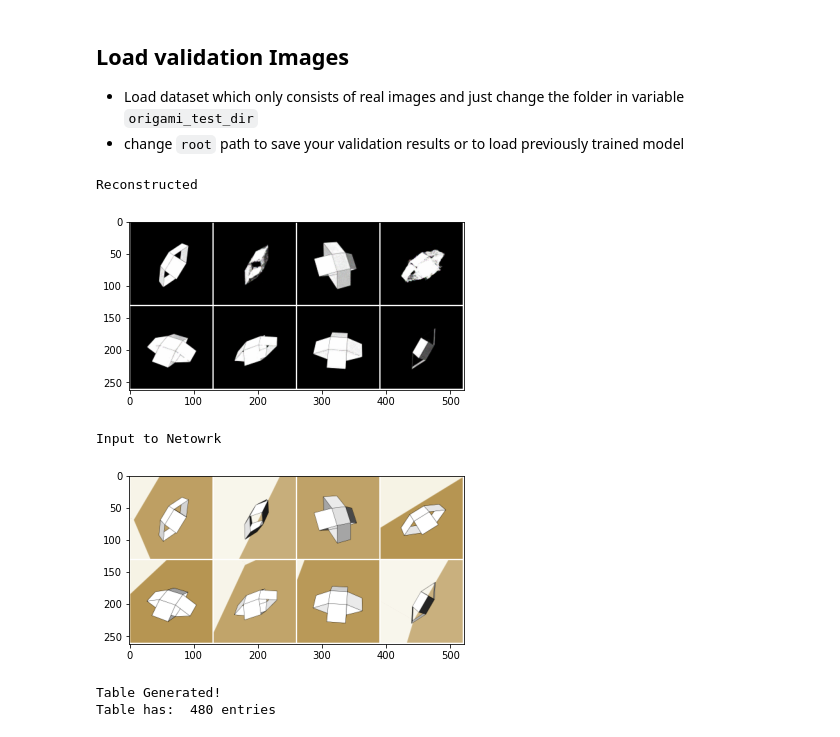
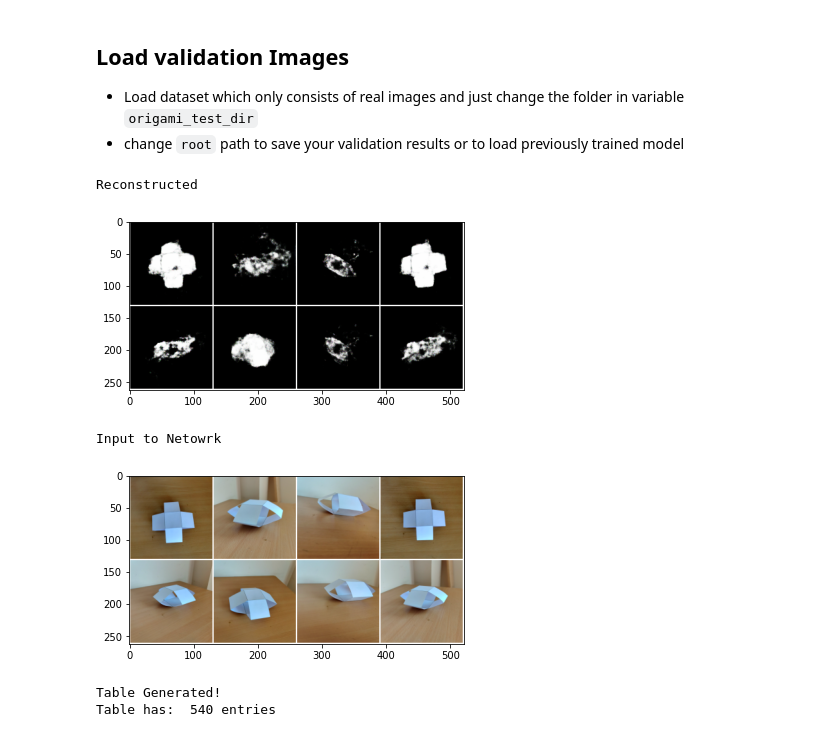
Before and after one commit to take2rohit/scoop_net, a Jupyter notebook: colab_denoising_ae.ipynb, the cells around one changed output. Saved outputs shown, nothing was run; the diff lists cells and outputs as text; code cells hidden in the pictures.

Commit message:
added noise training

```diff
--- a/colab_denoising_ae.ipynb
+++ b/colab_denoising_ae.ipynb
@@ -73,11 +73,12 @@ Tesla K80
 - specify location of dataset `origami_dataset_dir` (downloaded from github)
 - set `inp` and `out` as input to network image and output segmentation map (reconstructed results) respectively.
 # %%
-train_batch_size = 8
-test_batch_size = 8
-split_percent = 0.8
+train_batch_size = 32
+test_batch_size = 32
+split_percent = 0.9
 
 origami_dataset_dir = "/content/Origami-Dataset/HapticOrigami/Fold_0.3"
+random_background_dir = '/content/Origami-Dataset/BackgroundImages'
 # origami_dataset_dir = "/content/MarowDataset"
 inp='Input'
 out='Output'
@@ -86,8 +87,8 @@ use_cuda = torch.cuda.is_available()
 device = torch.device("cuda" if use_cuda else "cpu")
 kwargs = {'num_workers': 1, 'pin_memory': True} if use_cuda else {}
 
-trns = transforms.Compose([Resize((128,128)),AddNoise(0.2,0.01,noise_typ= 'gauss'),
-                           Normalize(),ToTensor()])
+trns = transforms.Compose([Resize((128,128)),RandomBackground(random_background_dir)
+                           ,AddNoise(0,0.005,noise_typ= 'gauss'),Normalize(),ToTensor()])
 origami = OrigamiDatasetGenerate(root_dir=origami_dataset_dir,inp=inp, out=out, transform=trns)
 train_size = int(split_percent * len(origami))
 test_size = abs(len(origami) - train_size)
@@ -196,13 +197,13 @@ def loss_plotter(store_train_loss, store_test_loss, epoch, location):
 
 *Remeber to delete old plots and saved results to avoid confusions between previously and recently trained*
 # %%
-epochs = 5000
+epochs = 2000
 save_model_and_losses = True
 load_saved_model = True
 save_after = 50 #epocs (saves model and graphs)
 
-root = '/content/drive/My Drive/RohitEeChianNUSTeleinternGamitrack/denoising_ae_colab/haptic_3_noise'
-save_model_name = "fold_3_noise.pt"
+root = '/content/drive/My Drive/RohitEeChianNUSTeleinternGamitrack/denoising_ae_colab/haptic_3_bg_noise'
+save_model_name = "fold_3_bg_n.pt"
 model = AugmentedAutoencoder().to(device)
 
 ### Create folders if not exists
@@ -212,13 +213,14 @@ if not os.path.exists(root):
 
 if os.path.exists(saved_model_pth) and load_saved_model:
     model.load_state_dict(torch.load(saved_model_pth))
+    print("MODEL loaded")
 
 if not os.path.exists(os.path.join(root,'plots')):
     os.mkdir(os.path.join(root,'plots'))
 
 ### Start training here
 
-optimizer = optim.Adam(model.parameters(), lr=0.00001)
+optimizer = optim.Adam(model.parameters(), lr=1e-5)
 # scheduler = StepLR(optimizer, step_size=10, gamma=0.7)
 store_train_loss = []
 store_test_loss = []
@@ -348,45 +332,45 @@ def top_n_similar_result(table, real_img_enc,real_img,reconstructed_real_img, n
 - Load dataset which only consists of real images and just change the folder in variable `origami_test_dir`
 - change `root` path to save your validation results or to load previously trained model
 # %%
-origami_validate_dir = "/content/Origami-Dataset/HapticOrigami/Fold_0.3/Input"
+origami_validate_dir = "/content/Origami-Dataset/HapticOrigami/Fold_0.3/Test"
 
 ## Loading and inferening model
-root = '/content/drive/My Drive/RohitEeChianNUSTeleinternGamitrack/denoising_ae_colab/haptic_3'
-save_model_name = "fold_3.pt"
+root = '/content/drive/My Drive/RohitEeChianNUSTeleinternGamitrack/denoising_ae_colab/haptic_3_bg_noise'
+save_model_name = "fold_3_bg_n.pt"
 
 val_batch_size = 10
 use_cuda = torch.cuda.is_available()
 kwargs = {'num_workers': 1, 'pin_memory': True} if use_cuda else {}
 
 trns = transforms.Compose([ResizeValidate((128,128)), NormalizeValidate(),ToTensorValidate() ])
 validator = ValidationGenerate(root_dir=origami_validate_dir, transform=trns)
 val_loader = DataLoader(validator, batch_size=val_batch_size,
                             shuffle=True,**kwargs)
 
 
 saved_model_pth = os.path.join(root,save_model_name)
 if not os.path.exists(saved_model_pth):
     print('saved file not found!')
 
 val_img_save_folder = os.path.join(os.path.join(root,'validation_results'))
 if not os.path.exists(val_img_save_folder):
     os.mkdir(val_img_save_folder)
 
 model = AugmentedAutoencoder().to(device)
 # summary(model,(3,128,128))
 model.load_state_dict(torch.load(saved_model_pth))
 sample, output, encodings = cross_validation(model, device, val_loader,
                                              save_folder = val_img_save_folder)
 table = generate_encoding_table(model, device, train_loader)
 
 print('Table has: ', len(table.keys()), 'entries')
 # %% [output]
 Reconstructed
-[figure, old version]
+[figure, new version]
 Input to Netowrk
-[figure, old version]
+[figure, new version]
 Table Generated!
-Table has:  480 entries
+Table has:  540 entries
 # %%
 top_n = 4
 print(f'Top {top_n} most similar images \n')
```
Also changed, not shown: parts of 7 cells of this notebook.
